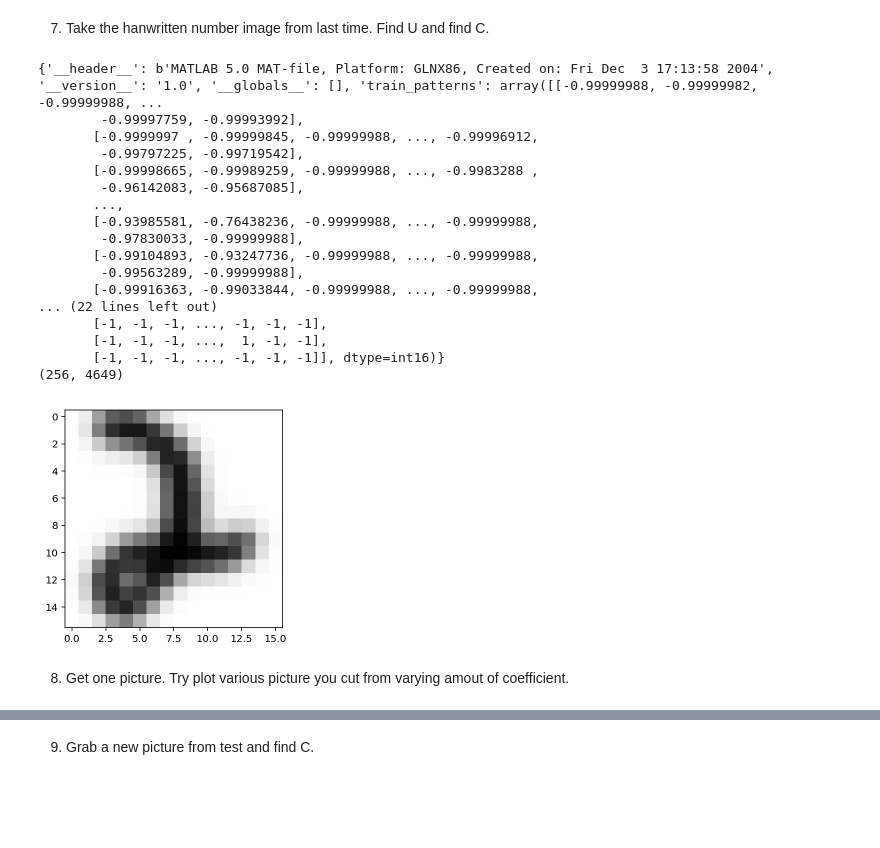
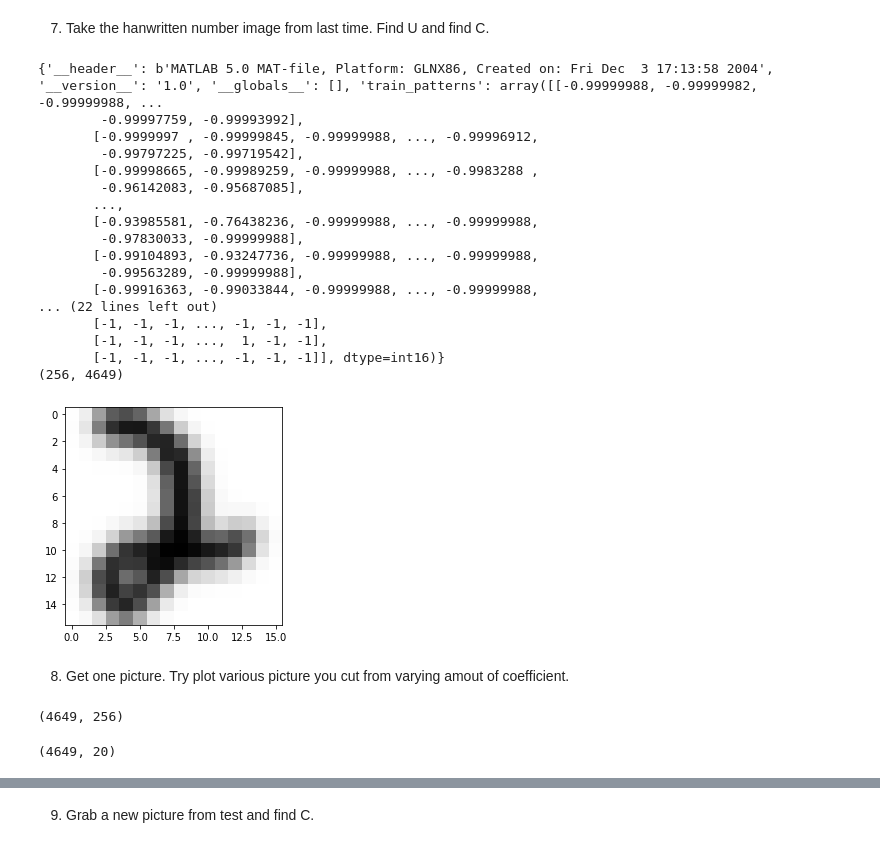
Before and after one commit to muic-pattern-rekt-2018/exercise-7-filled, a Jupyter notebook: Low Rank Approximation and Clustering Problem.ipynb, the cells around one changed output, grey strips where cells are left out. Saved outputs shown, nothing was run; the diff lists cells and outputs as text; code cells hidden in the pictures; blank space fills up the shorter version.

```diff
--- a/Low Rank Approximation and Clustering Problem.ipynb
+++ b/Low Rank Approximation and Clustering Problem.ipynb
@@ -54,33 +115,39 @@ D = loadmat('usps_resampled/usps_resampled.mat')
 print(D)
 #it is a dictionary of four elements
 # train_labels for the number of each training image
 # train_patterns for the train images
 # test_labels
 # test_patterns
 images = D['train_patterns']
+test_images = D['test_patterns']
 print(images.shape)
 def show(img):
     im = img.reshape(16,16) #you can try print it
     plt.imshow(im, interpolation='none', cmap=cm.Greys)
 show(images[:,4610])
 # %% [output]
 {'__header__': b'MATLAB 5.0 MAT-file, Platform: GLNX86, Created on: Fri Dec  3 17:13:58 2004', '__version__': '1.0', '__globals__': [], 'train_patterns': array([[-0.99999988, -0.99999982, -0.99999988, ...
         -0.99997759, -0.99993992],
        [-0.9999997 , -0.99999845, -0.99999988, ..., -0.99996912,
         -0.99797225, -0.99719542],
        [-0.99998665, -0.99989259, -0.99999988, ..., -0.9983288 ,
         -0.96142083, -0.95687085],
        ...,
        [-0.93985581, -0.76438236, -0.99999988, ..., -0.99999988,
         -0.97830033, -0.99999988],
        [-0.99104893, -0.93247736, -0.99999988, ..., -0.99999988,
         -0.99563289, -0.99999988],
        [-0.99916363, -0.99033844, -0.99999988, ..., -0.99999988,
 ... (22 lines left out)
        [-1, -1, -1, ..., -1, -1, -1],
        [-1, -1, -1, ...,  1, -1, -1],
        [-1, -1, -1, ..., -1, -1, -1]], dtype=int16)}
 (256, 4649)
-[figure, old version]
+[figure, new version]
 # %% [markdown]
 8) Get one picture. Try plot various picture you cut from varying amout of coefficient.
+# %%
+x_train = images.T
+print(x_train.shape)
+# %% [output]
+(4649, 256)
@@ -86,0 +160,7 @@ show(images[:,4610])
+# %%
+k = 20
+v_x_k = v_x[:k, :]
+coeff_train = np.dot(x_train, v_x_k.T)
+coeff_train.shape
+# %% [output]
+(4649, 20)
```
Also changed, not shown: parts of 33 cells of this notebook.
